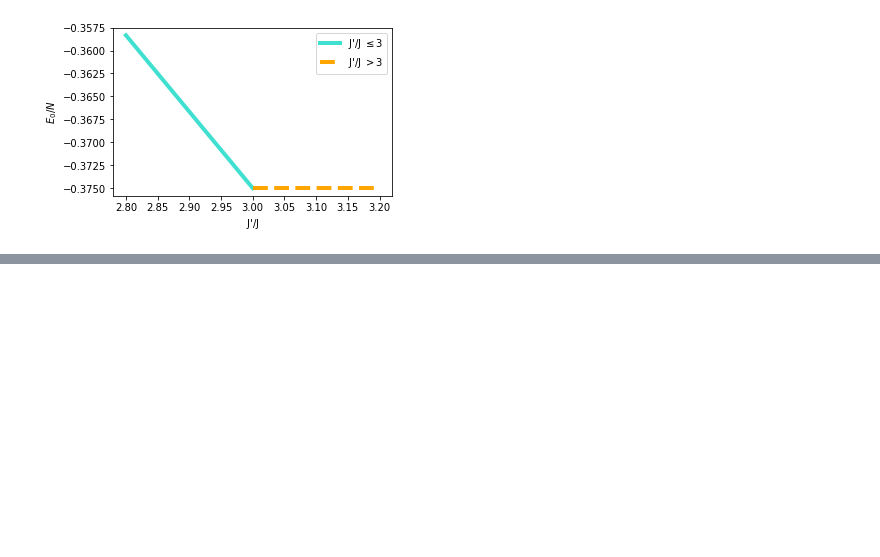
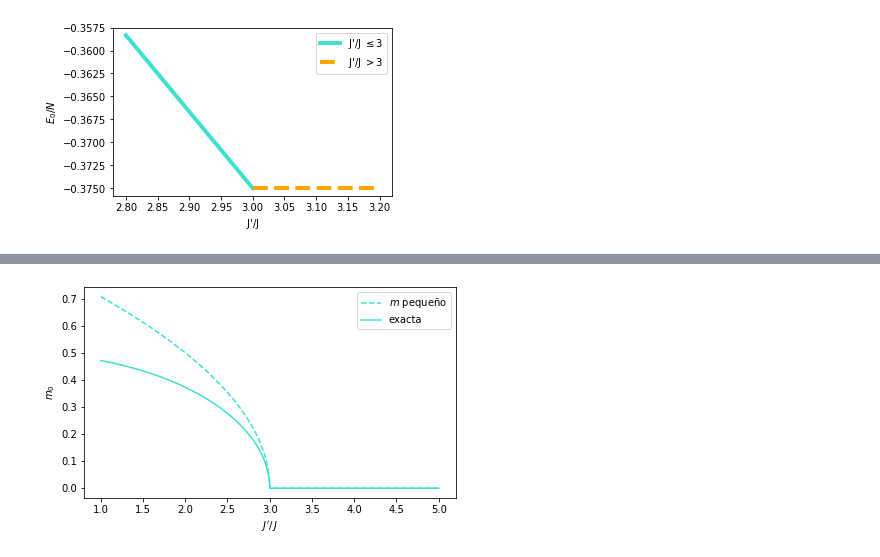
Before and after one commit to sofiaalvarezlopez/HW6-Solid-State-Physics, a Jupyter notebook: Tarea 6.ipynb, the cells around one changed output, grey strips where cells are left out. Saved outputs shown, nothing was run; the diff lists cells and outputs as text; code cells hidden in the pictures; blank space fills up the shorter version.

```diff
--- a/Tarea 6.ipynb
+++ b/Tarea 6.ipynb
@@ -141,0 +194,16 @@ plt.savefig('06_inset_fig4_richter.pdf')
+# %%
+plt.figure(figsize=(6,6/1.61616))
+
+J = np.linspace(1,5,1000)
+m1 = [m0(j).real for j in J]
+m2 = [m0_exact(j).real for j in J]
+
+plt.plot(J, m1, '--', c='turquoise', label=r'$m$ pequeño')
+plt.plot(J, m2, c='turquoise', label=r'exacta')
+plt.ylabel(r'$m_0$')
+plt.xlabel(r'$J^{\prime}/\,J$')
+plt.legend()
+plt.tight_layout()
+plt.savefig('fig5c_richter.pdf')
+# %% [output]
+[figure, added]
```
Also changed, not shown: parts of 4 cells of this notebook, 6 other files.
